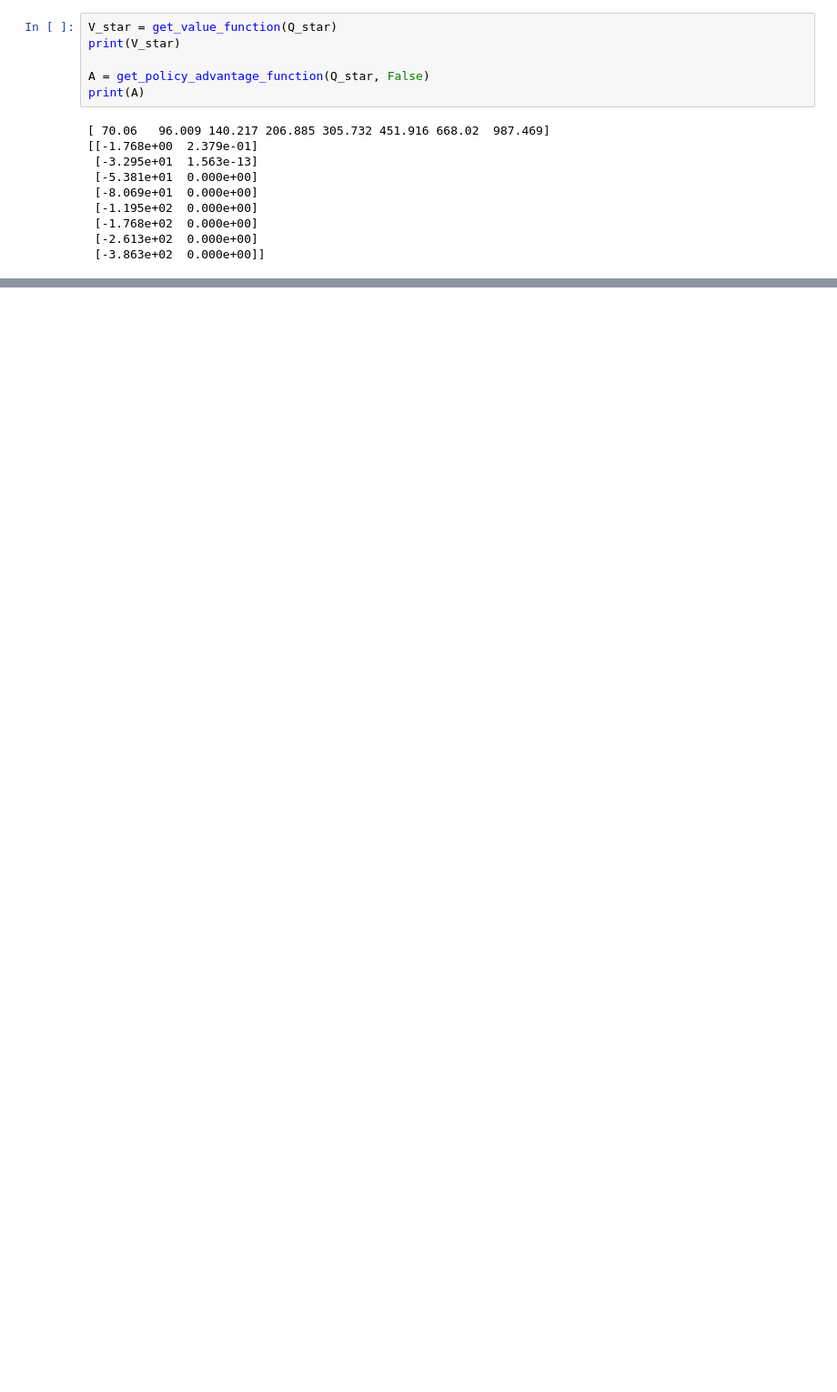
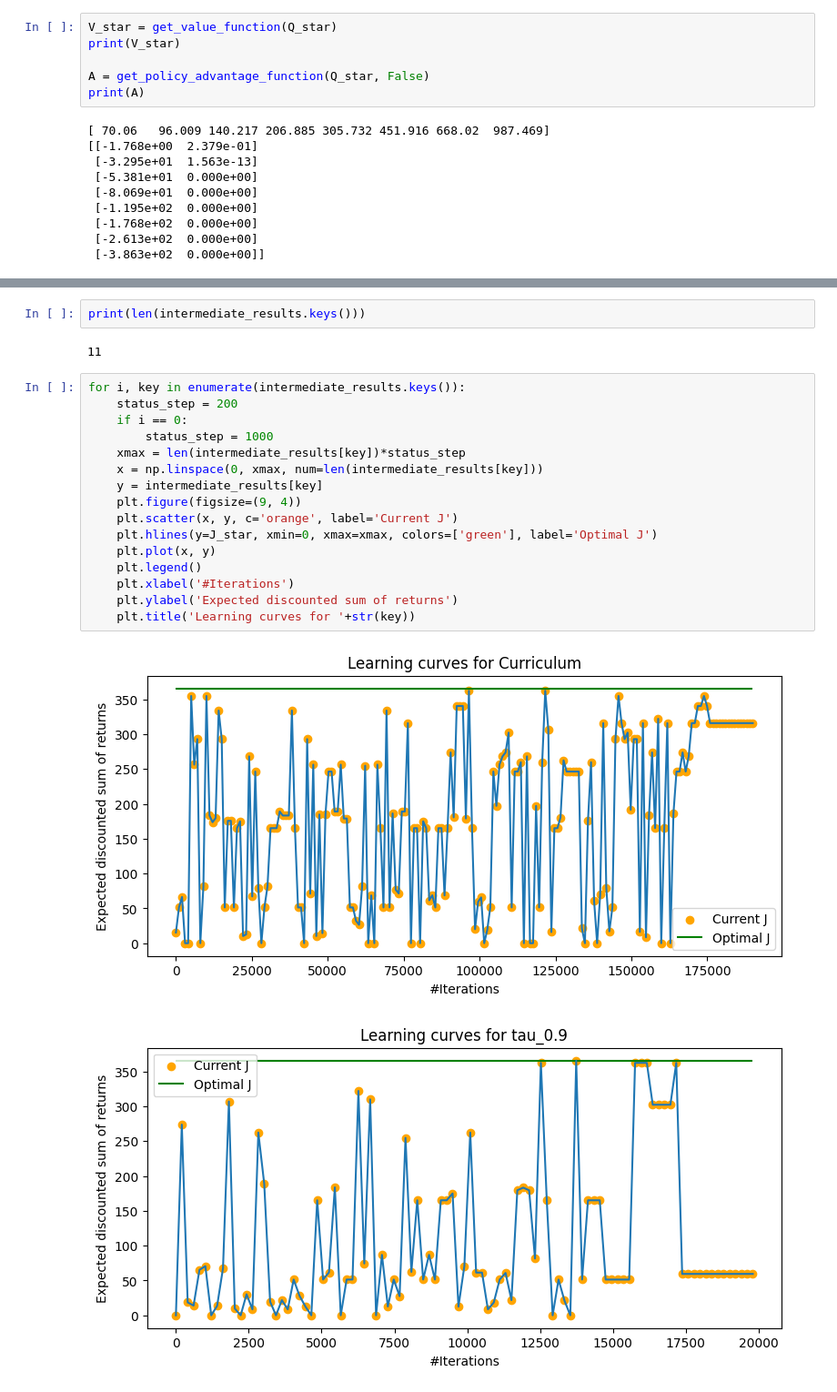
Before and after one commit to cris96spa/TMDP, a Jupyter notebook: Test.ipynb, the cells around one changed output, grey strips where cells are left out. Shown at 91% size. Saved outputs shown, nothing was run; the diff lists cells and outputs as text; blank space fills up the shorter version.

Commit message:
Intermediate results

```diff
--- a/Test.ipynb
+++ b/Test.ipynb
@@ -240,0 +257,23 @@ print(A_pi_pi_prime)
+# %%
+print(len(intermediate_results.keys()))
+# %% [output]
+11
+# %%
+for i, key in enumerate(intermediate_results.keys()):
+    status_step = 200
+    if i == 0:
+        status_step = 1000
+    xmax = len(intermediate_results[key])*status_step
+    x = np.linspace(0, xmax, num=len(intermediate_results[key]))
+    y = intermediate_results[key]
+    plt.figure(figsize=(9, 4))
+    plt.scatter(x, y, c='orange', label='Current J')
+    plt.hlines(y=J_star, xmin=0, xmax=xmax, colors=['green'], label='Optimal J')
+    plt.plot(x, y)
+    plt.legend()
+    plt.xlabel('#Iterations')
+    plt.ylabel('Expected discounted sum of returns')
+    plt.title('Learning curves for '+str(key))
+# %% [output]
+[figure, added]
+[figure, added]
```
Also changed, not shown: parts of 16 cells of this notebook, 3 other files.
